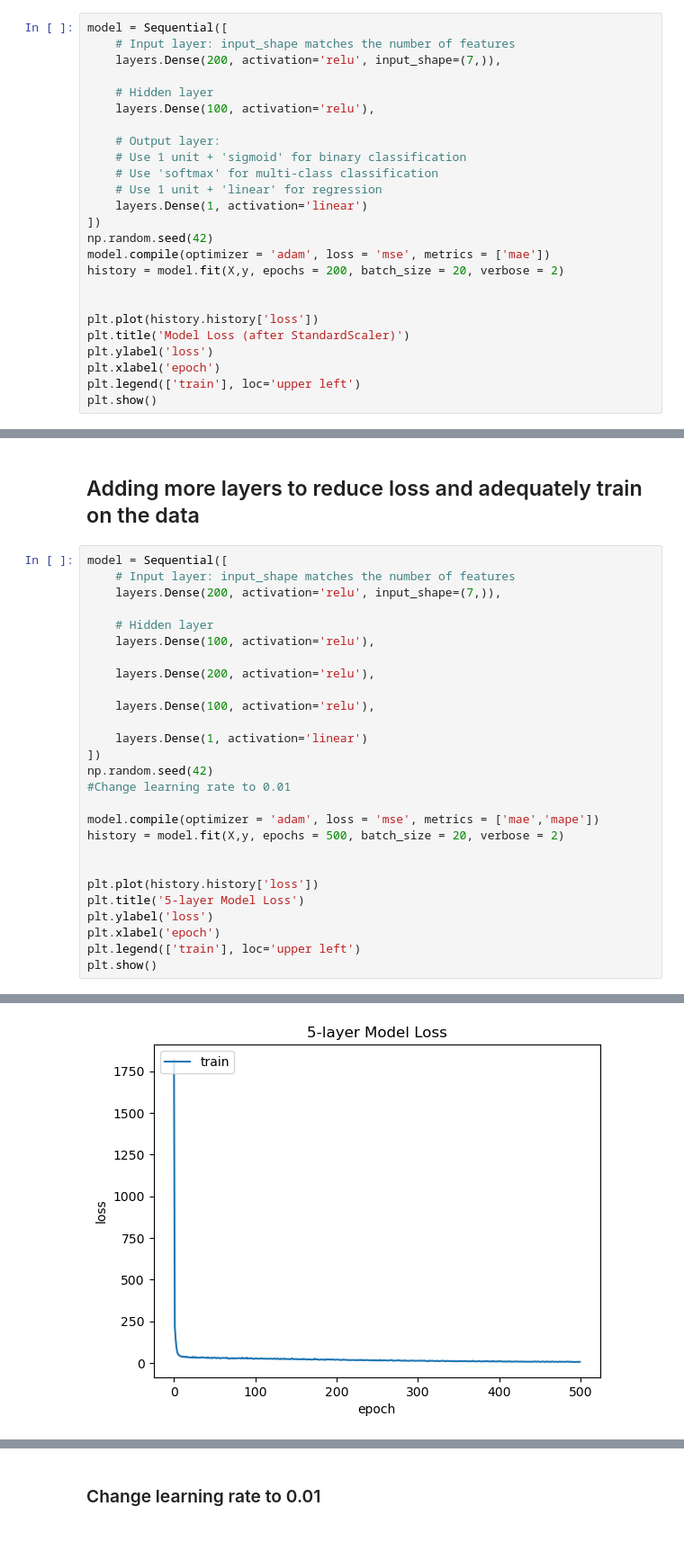
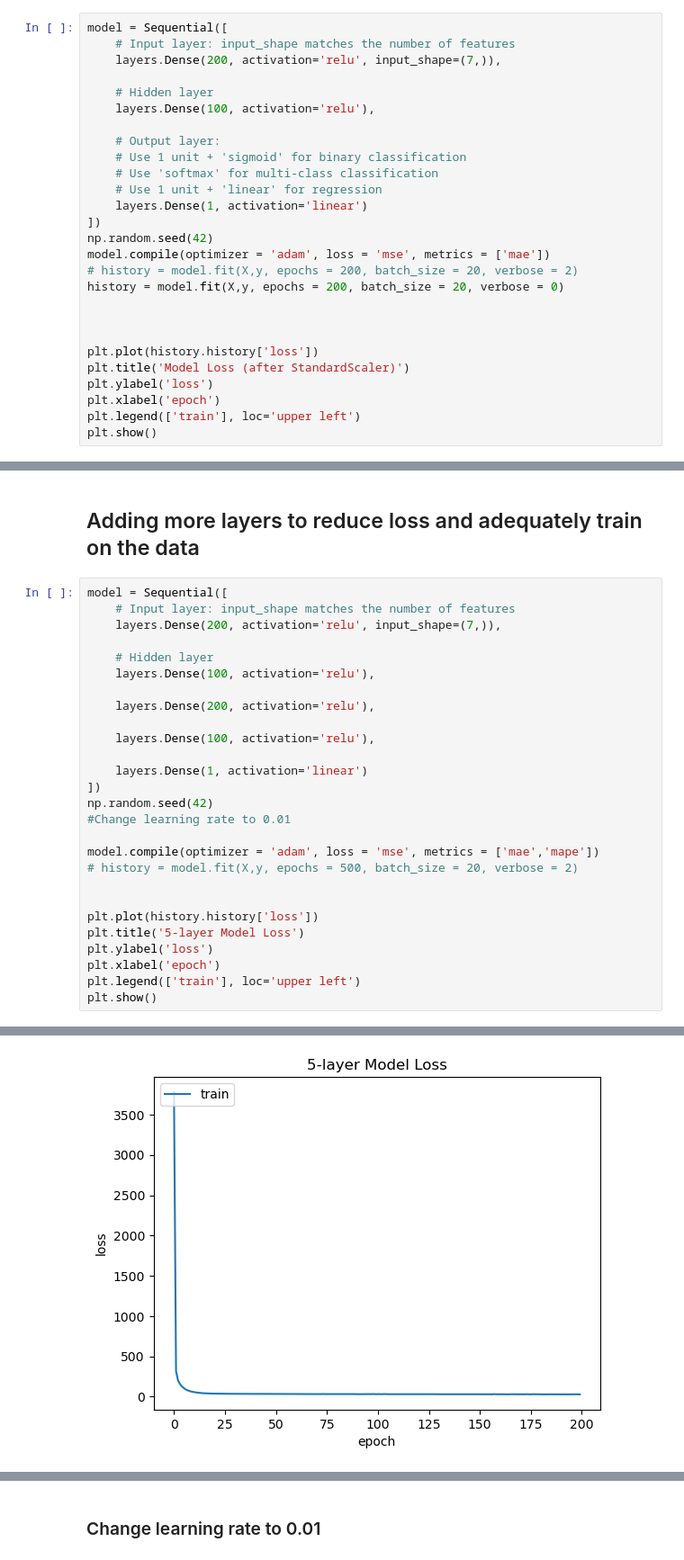
Before and after one commit to RAATIB/Capstone-Final-Report, a Jupyter notebook: spotify analysis Raatib Tanvir Capstone ML:AI.ipynb, the cells around one changed output, grey strips where cells are left out. Shown at 90% size. Drawn from its saved outputs; the diff is of its cells as text.

```diff
--- a/spotify analysis Raatib Tanvir Capstone ML:AI.ipynb
+++ b/spotify analysis Raatib Tanvir Capstone ML:AI.ipynb
@@ -627,7 +613,9 @@ model = Sequential([
 ])
 np.random.seed(42)
 model.compile(optimizer = 'adam', loss = 'mse', metrics = ['mae'])
-history = model.fit(X,y, epochs = 200, batch_size = 20, verbose = 2)
+# history = model.fit(X,y, epochs = 200, batch_size = 20, verbose = 2)
+history = model.fit(X,y, epochs = 200, batch_size = 20, verbose = 0)
+
 
 
 plt.plot(history.history['loss'])
@@ -675,7 +648,7 @@ np.random.seed(42)
 #Change learning rate to 0.01
 
 model.compile(optimizer = 'adam', loss = 'mse', metrics = ['mae','mape'])
-history = model.fit(X,y, epochs = 500, batch_size = 20, verbose = 2)
+# history = model.fit(X,y, epochs = 500, batch_size = 20, verbose = 2)
 
 
 plt.plot(history.history['loss'])
@@ -705,2 +661,2 @@ Epoch 500/500
-[figure, old version]
+[figure, new version]
 # %% [markdown]
```
Also changed, not shown: parts of 22 cells of this notebook.
